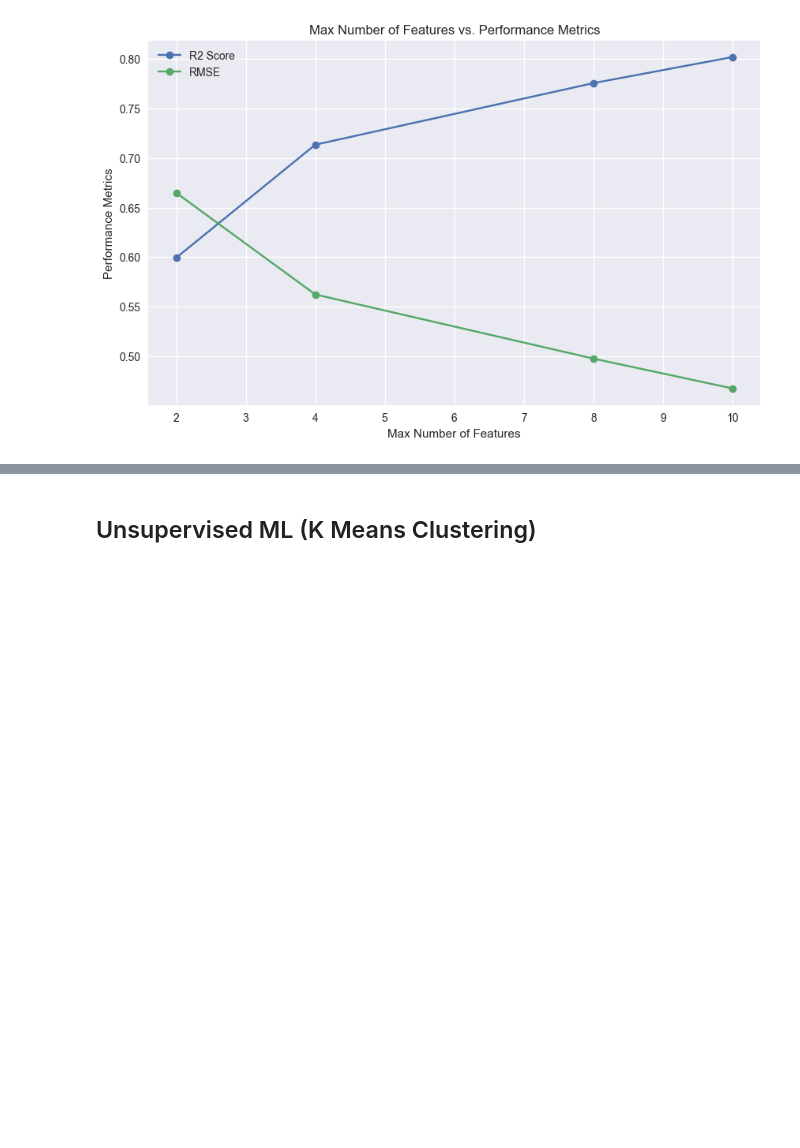
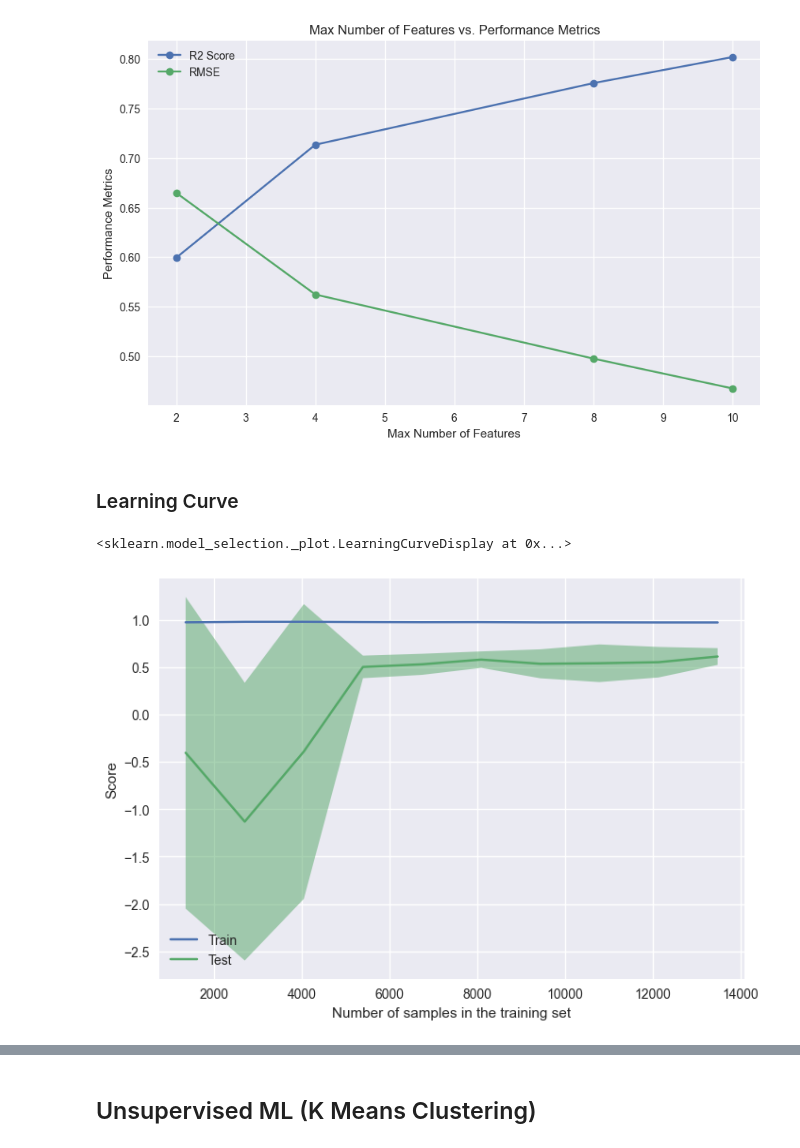
Before and after one commit to efyrb4/dsda-zdat2003-assessment-2-efyrb4, a Jupyter notebook: src/ML_experiments.ipynb, the cells around one changed output, grey strips where cells are left out. Drawn from its saved outputs; the diff is of its cells as text; code cells hidden in the pictures; blank space fills up the shorter version.

```diff
--- a/src/ML_experiments.ipynb
+++ b/src/ML_experiments.ipynb
@@ -435,6 +448,6 @@ RMSE: 0.49756642443420557
 # %%
 # Iteration 4 of the model, gradual increase in tree depth and number of estimators and max number of features
-model4_r2, model4_rmse = random_forest_regression(housing_cleaned_df,
+model4_r2, model4_rmse, model4_rfr = random_forest_regression(housing_cleaned_df,
                           number_of_estimators=300,
                             max_tree_depth=20,
                               max_number_of_features=10)
@@ -489,3 +517,14 @@ plt.legend()
 plt.show()
 # %% [output]
 [figure]
+# %% [markdown]
+### Learning Curve
+# %%
+
+from sklearn.model_selection import LearningCurveDisplay
+
+LearningCurveDisplay.from_estimator(
+   model4_rfr, housing_cleaned_df.drop('MedHouseVal', axis=1), housing_cleaned_df['MedHouseVal'], train_sizes=np.linspace(0.1, 1.0, 10), cv=5)
+# %% [output]
+<sklearn.model_selection._plot.LearningCurveDisplay at 0x...>
+[figure, added]
```
Also changed, not shown: parts of 18 cells of this notebook.
